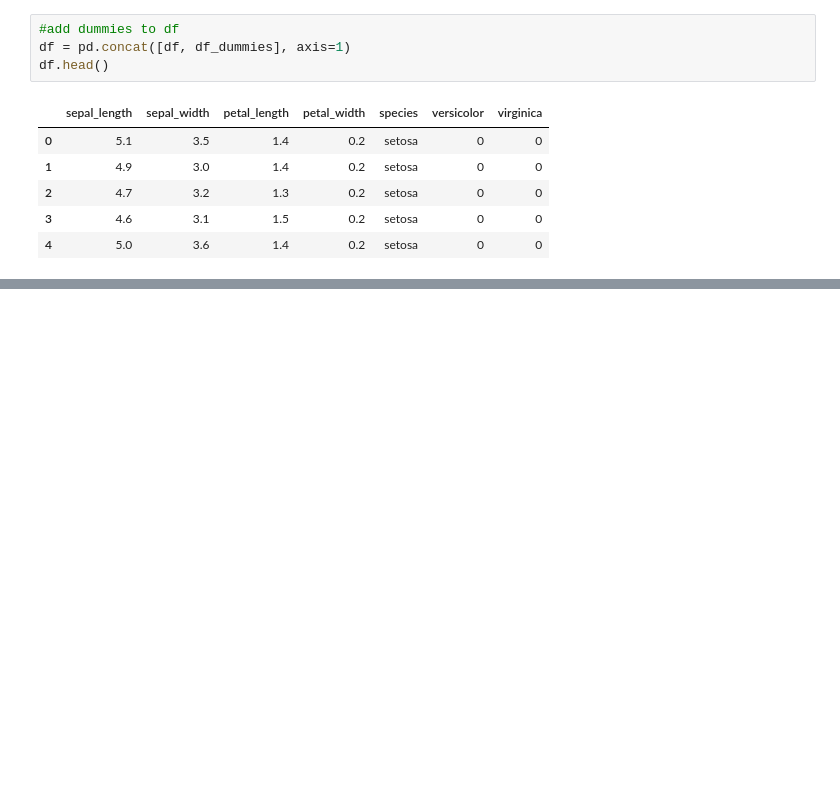
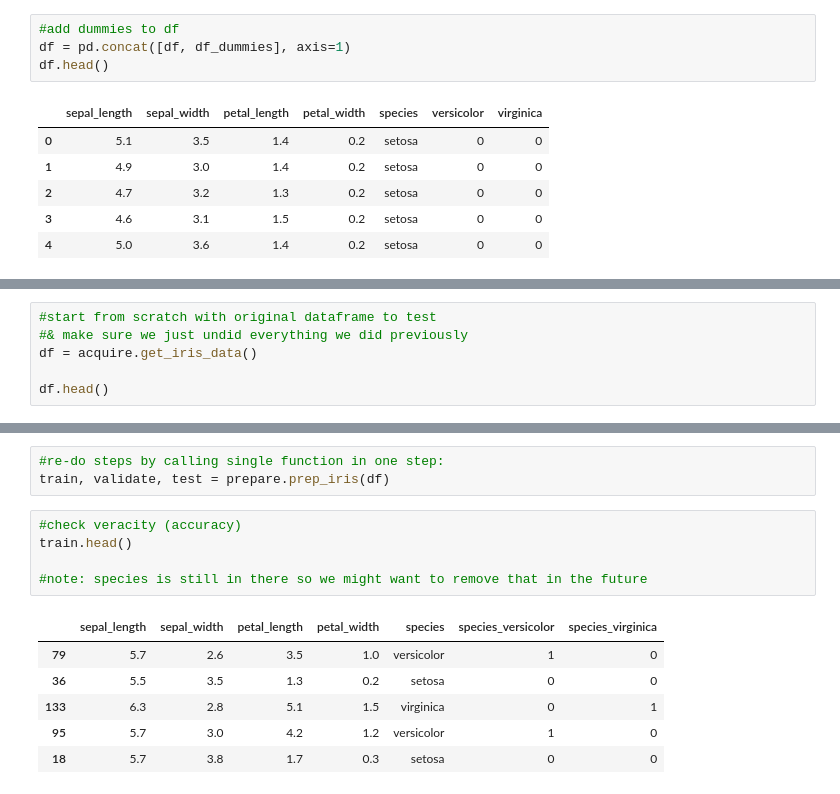
Before and after one commit to aliciag92/classification-exercises, a Jupyter notebook: classification_exercises.ipynb, the cells around one changed output, grey strips where cells are left out. Saved outputs shown, nothing was run; the diff lists cells and outputs as text; blank space fills up the shorter version.

Commit message:
Solutions/ notes added and finalized prepare module

```diff
--- a/classification_exercises.ipynb
+++ b/classification_exercises.ipynb
@@ -655,0 +764,6 @@ def prep_iris(df):
+# %%
+#start from scratch with original dataframe to test
+#& make sure we just undid everything we did previously
+df = acquire.get_iris_data()
+
+df.head()
@@ -655,0 +777,15 @@ def prep_iris(df):
+# %%
+#re-do steps by calling single function in one step:
+train, validate, test = prepare.prep_iris(df)
+# %%
+#check veracity (accuracy)
+train.head()
+
+#note: species is still in there so we might want to remove that in the future
+# %% [output]
+|  | sepal_length | sepal_width | petal_length | petal_width | species | species_versicolor | species_virginica |
+| 79 | 5.7 | 2.6 | 3.5 | 1.0 | versicolor | 1 | 0 |
+| 36 | 5.5 | 3.5 | 1.3 | 0.2 | setosa | 0 | 0 |
+| 133 | 6.3 | 2.8 | 5.1 | 1.5 | virginica | 0 | 1 |
+| 95 | 5.7 | 3.0 | 4.2 | 1.2 | versicolor | 1 | 0 |
+| 18 | 5.7 | 3.8 | 1.7 | 0.3 | setosa | 0 | 0 |
```
Also changed, not shown: parts of 12 cells of this notebook, 1 other file.
